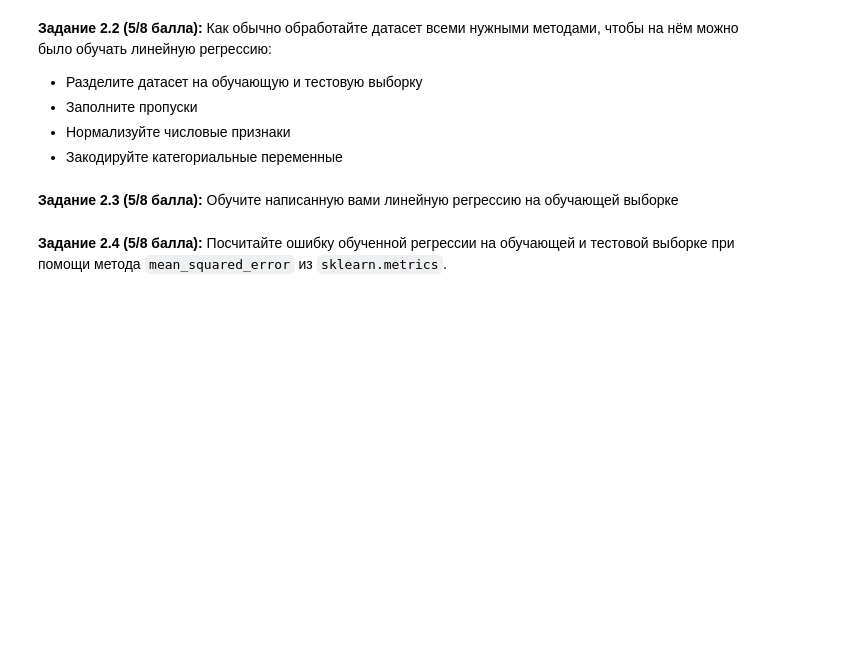
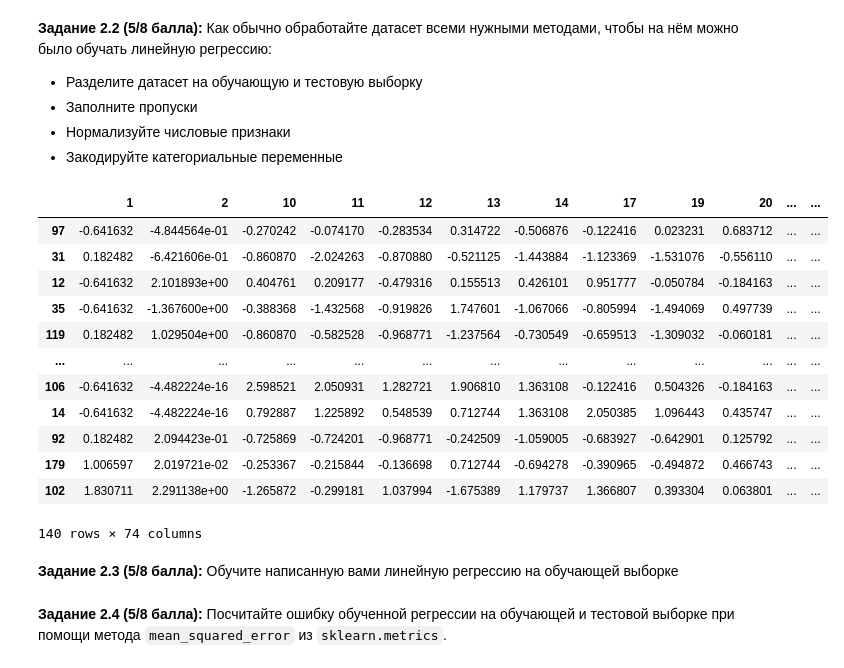
Before and after one commit to stass9966/programming-technologies, a Jupyter notebook: 2025/homeworks/hw05_gd/hw05_gd.ipynb, the cells around one changed output. Drawn from its saved outputs; the diff is of its cells as text; code cells hidden in the pictures; blank space fills up the shorter version.

```diff
--- a/2025/homeworks/hw05_gd/hw05_gd.ipynb
+++ b/2025/homeworks/hw05_gd/hw05_gd.ipynb
@@ -566,3 +575,43 @@ X_raw = X_raw.drop(26, axis=1)
+# %%
+# -- YOUR CODE HERE -- =^･ω･^=
+from sklearn.model_selection import train_test_split
+from sklearn.impute import SimpleImputer
+from sklearn.preprocessing import StandardScaler
+from sklearn.preprocessing import OneHotEncoder
+
+X_train, X_test, y_train, y_test = train_test_split(X_raw, y, test_size=0.3, random_state=42)
+
+numeric_columns = X_raw.select_dtypes(include=['int64', 'float64']).columns
+category_columns = X_raw.select_dtypes(include=['object']).columns
+numeric_nan_filler = SimpleImputer(strategy='mean')
+category_nan_filler = SimpleImputer(strategy='most_frequent')
+X_train[numeric_columns] = numeric_nan_filler.fit_transform(X_train[numeric_columns])
+X_test[numeric_columns] = numeric_nan_filler.transform(X_test[numeric_columns])
+X_train[category_columns] = category_nan_filler.fit_transform(X_train[category_columns])
+X_test[category_columns] = category_nan_filler.transform(X_test[category_columns])
+
+scaler = StandardScaler()
+X_train[numeric_columns] = scaler.fit_transform(X_train[numeric_columns])
+X_test[numeric_columns] = scaler.transform(X_test[numeric_columns])
+
+X_train = pd.get_dummies(X_train, columns=category_columns)
+X_test = pd.get_dummies(X_test, columns=category_columns)
+
+X_train
+# %% [output]
+|  | 1 | 2 | 10 | 11 | 12 | 13 | 14 | 17 | 19 | 20 | ... | ... |
+| 97 | -0.641632 | -4.844564e-01 | -0.270242 | -0.074170 | -0.283534 | 0.314722 | -0.506876 | -0.122416 | 0.023231 | 0.683712 | ... | ... |
+| 31 | 0.182482 | -6.421606e-01 | -0.860870 | -2.024263 | -0.870880 | -0.521125 | -1.443884 | -1.123369 | -1.531076 | -0.556110 | ... | ... |
+| 12 | -0.641632 | 2.101893e+00 | 0.404761 | 0.209177 | -0.479316 | 0.155513 | 0.426101 | 0.951777 | -0.050784 | -0.184163 | ... | ... |
+| 35 | -0.641632 | -1.367600e+00 | -0.388368 | -1.432568 | -0.919826 | 1.747601 | -1.067066 | -0.805994 | -1.494069 | 0.497739 | ... | ... |
+| 119 | 0.182482 | 1.029504e+00 | -0.860870 | -0.582528 | -0.968771 | -1.237564 | -0.730549 | -0.659513 | -1.309032 | -0.060181 | ... | ... |
+| ... | ... | ... | ... | ... | ... | ... | ... | ... | ... | ... | ... | ... |
+| 106 | -0.641632 | -4.482224e-16 | 2.598521 | 2.050931 | 1.282721 | 1.906810 | 1.363108 | -0.122416 | 0.504326 | -0.184163 | ... | ... |
+| 14 | -0.641632 | -4.482224e-16 | 0.792887 | 1.225892 | 0.548539 | 0.712744 | 1.363108 | 2.050385 | 1.096443 | 0.435747 | ... | ... |
+| 92 | 0.182482 | 2.094423e-01 | -0.725869 | -0.724201 | -0.968771 | -0.242509 | -1.059005 | -0.683927 | -0.642901 | 0.125792 | ... | ... |
+| 179 | 1.006597 | 2.019721e-02 | -0.253367 | -0.215844 | -0.136698 | 0.712744 | -0.694278 | -0.390965 | -0.494872 | 0.466743 | ... | ... |
+| 102 | 1.830711 | 2.291138e+00 | -1.265872 | -0.299181 | 1.037994 | -1.675389 | 1.179737 | 1.366807 | 0.393304 | 0.063801 | ... | ... |
+140 rows × 74 columns
 # %% [markdown]
 **Задание 2.3 (5/8 балла):** Обучите написанную вами линейную регрессию на обучающей выборке
 # %%
```
Also changed, not shown: parts of 4 cells of this notebook.
